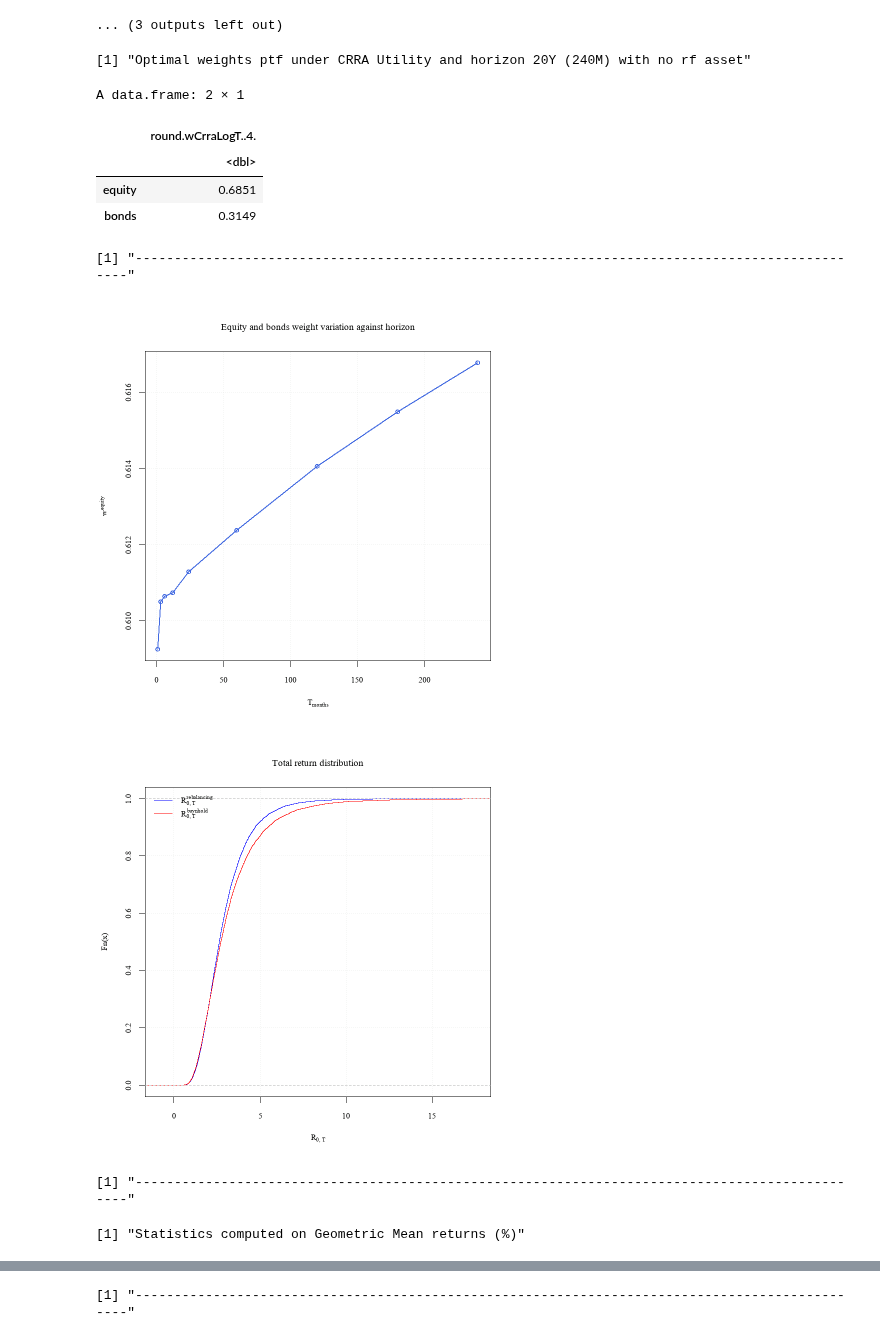
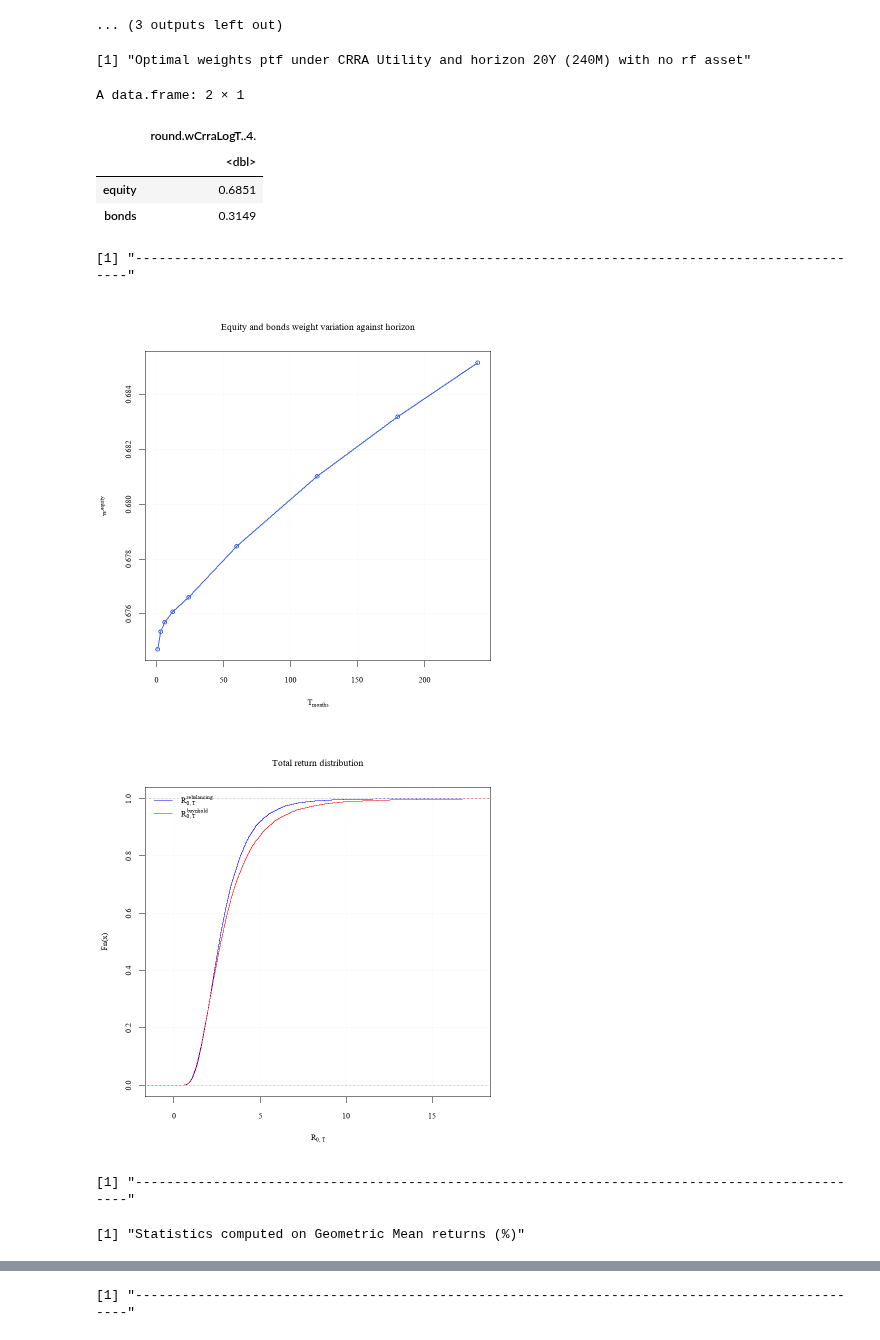
Before and after one commit to S2310053/GRA6560, a Jupyter notebook: main_code.ipynb, the cells around one changed output, grey strips where cells are left out. Saved outputs shown, nothing was run; the diff lists cells and outputs as text; code cells hidden in the pictures.

```diff
--- a/main_code.ipynb
+++ b/main_code.ipynb
@@ -410,7 +436,7 @@ for (i in 1:length(cor)) {
     var[i] <- w1[i]^2 * var1 + 2*w1[i]*w2[i]*cov12 + w2[i]^2*var2
     sd[i]  <- sqrt(var[i])
 
-    ce[i]  <- 1 + mu[i] - 0.5 * gamma * sd[i]^2
+    ce[i]  <- mu[i] - 0.5 * gamma * sd[i]^2
 }
 
 # Plot weights
@@ -444,14 +470,14 @@ grid(col = adjustcolor("gray70", alpha.f = 0.2), lwd = 1)
 #  Mean differential needed to maintain constant 70/30 portfolio
 ##
 
-w1target     <- 0.70
+w1Target     <- 0.70
 mu1Minusmu2  <- rep(0, length(cor))
 
 for (i in 1:length(cor)) {
 
     cov12 <- cor[i] * sigma1 * sigma2
 
-    mu1Minusmu2[i] <- gamma * w1target * (var1 + var2 - 2*cov12) -
+    mu1Minusmu2[i] <- gamma * w1Target * (var1 + var2 - 2*cov12) -
                       (var2 - cov12)
 }
 
@@ -500,7 +526,9 @@ wMeanVariance           <- uncMeanVar_ra(mu, sigma, gamma)
 muMeanVariance          <- as.numeric(wMeanVariance %*% mu)
 sdMeanVariance          <- sqrt(as.numeric(wMeanVariance %*% sigma %*% wMeanVariance))
 sharpeRatioMeanVariance <- muMeanVariance / sdMeanVariance
-ceMeanVariance          <- 1 + muMeanVariance - 0.5 * gamma * sdMeanVariance^2
+ceMeanVarianceNet       <- mean(rRealRf) + muMeanVariance - 0.5 * gamma * sdMeanVariance^2
+ceMeanVariance          <- 1 + ceMeanVarianceNet
+
 
 paste("Optimal weights under mean variance ptf given a risk aversion and rf (excess returns)")
 paste("mu =", round(muMeanVariance, 4),
@@ -518,7 +546,7 @@ sdCrraHistorical          <- sqrt(as.numeric(wCrraHistorical %*% sigma %*% wCrra
 sharpeRatioCrraHistorical <- muCrraHistorical / sdCrraHistorical
 
 rExcessPortfolio          <- as.numeric(as.matrix(dataX) %*% wCrraHistorical)
-ceCrraHistorical          <- (mean((1+rExcessPortfolio)^(1-gamma)))^(1/(1-gamma))
+ceCrraHistorical          <- (mean((grossRf * (1 + rExcessPortfolio))^(1-gamma)))^(1/(1-gamma))
 
 paste("Optimal weights under CRRA utility and historical simulation")
 paste("mu =", round(muCrraHistorical, 4),
@@ -586,7 +614,8 @@ wMeanVarianceNoRf           <- uncMeanVar_ra(mu, sigma, gamma)
 muMeanVarianceNoRf          <- as.numeric(wMeanVarianceNoRf %*% mu)
 sdMeanVarianceNoRf          <- sqrt(as.numeric(wMeanVarianceNoRf %*% sigma %*% wMeanVarianceNoRf))
 sharpeRatioMeanVarianceNoRf <- (wMeanVarianceNoRf %*% mu) / (sqrt(wMeanVarianceNoRf %*% sigma %*% wMeanVarianceNoRf))
-ceMeanVarianceNoRf          <- 1 + muMeanVarianceNoRf - 0.5*gamma*sdMeanVarianceNoRf^2
+ceMeanVarianceNoRf          <- 1 + mean(rRealRf) + muMeanVarianceNoRf - 0.5*gamma*sdMeanVarianceNoRf^2
+
 
 paste("Optimal weights under MV portfolio without the rf asset")
 paste("mu =", round(muMeanVarianceNoRf, 4), "sd =", round(sdMeanVarianceNoRf, 4), "SR =", round(sharpeRatioMeanVarianceNoRf, 4), "CE =", round(ceMeanVarianceNoRf, 4))
@@ -601,7 +630,8 @@ wTangencyRf                 <- uncTangent(mu, sigma)
 muTangencyRf                <- as.numeric(wTangencyRf %*% mu)
 sdTangencyRf                <- sqrt(as.numeric(wTangencyRf %*% sigma %*% wTangencyRf))
 sharpeRatioTangencyRf       <- (wTangencyRf %*% mu) / (sqrt(wTangencyRf %*% sigma %*% wTangencyRf))
-ceTangencyRf                <- 1 + muTangencyRf - 0.5*gamma*sdTangencyRf^2
+ceTangencyRf                <- 1 + mean(rRealRf) + muTangencyRf - 0.5*gamma*sdTangencyRf^2
+
 
 paste("Optimal weights under the tangenct portfolio withe the rf asset")
 paste("mu =", round(muTangencyRf, 4), "sd =", round(sdTangencyRf, 4), "SR =", round(sharpeRatioTangencyRf, 4), "CE =", round(ceTangencyRf, 5))
@@ -729,8 +759,7 @@ sigma                <- cov(dataExcess)
 muBenchmark          <- as.numeric(wBenchmark %*% mu)
 sdBenchmark          <- sqrt(as.numeric(t(wBenchmark) %*% sigma %*% wBenchmark))
 sharpeRatioBenchmark <- muBenchmark / sdBenchmark
-ceBenchmark          <- 1 + muBenchmark - 0.5 * gamma * sdBenchmark^2
-
+ceBenchmark          <- 1 + mean(rRealRf) + muBenchmark - 0.5 * gamma * sdBenchmark^2
 
 t <- data.frame(rbind(wBenchmark, wMeanVarianceNoRf), mean = c(muBenchmark, muMeanVarianceNoRf),
                sd = c(sdBenchmark, sdMeanVarianceNoRf), SR = c(sharpeRatioBenchmark, sharpeRatioMeanVarianceNoRf),
@@ -942,7 +971,7 @@ certaintyEquivalent <- array(0, c(nT, 1))
 
 for (i in 1:nT){
     # perform optimization for each horizon T
-    optimalPortfolio       <- portCRRA_LT(data=1 + yT + dataX, model="logn", T=T[i], rf=NA, gamma=5, N=10000)
+    optimalPortfolio       <- portCRRA_LT(data=1 + yT + dataX, model="logn", T=T[i], rf=NA, gamma=gamma, N=10000)
 
     # collect result: portfolio weights and certainty equivalent
     weights[i,]            <- optimalPortfolio$w
@@ -1034,7 +1063,7 @@ stats[6,]       <- c(mean(exp((1-gamma)*rRebal))^(1/(1-gamma)), mean(exp((1-gamm
 
 paste("-----------------------------------------------------------------------------------------------")
 paste("Statistics computed on Geometric Mean returns (%)")
-stats
+round(stats,4)
 paste("-----------------------------------------------------------------------------------------------")
 
 ##
@@ -1119,34 +1148,34 @@ paste("-------------------------------------------------------------------------
 
 # CE as a function of transaction cost rate
 tcGrid <- seq(0, 0.0020, length.out = 30)   # 0 to 20 bps = 0% to 0.20%
 ceTC   <- rep(0, length(tcGrid))
 
 grossRebal <- exp(rRebal)   # T-horizon gross returns
 
 for (j in 1:length(tcGrid)) {
     tc <- tcGrid[j]
 
     # Adjust wealth for TC losses
     wealthAdj <- grossRebal * (1 - tc * turnoverTotal)
 
     # Compute CE
     ceTC[j] <- ( mean( wealthAdj^(1-gamma) ) )^(1/(1-gamma))
 }
 
 plot(tcGrid * 10000, ceTC, type = "o", lwd = 2, col = "royalblue",
      xlab = TeX("$TC_{bps}$"),
      ylab = TeX("$CE$"),
      main = "Impact of Transaction Costs on CE for rebalancing strategy")
 grid(col = adjustcolor("gray70", alpha.f = 0.3))
 # %% [output]
 [1] "Optimal weights ptf under CRRA Utility and horizon 20Y (240M) with no rf asset"
 A data.frame: 2 × 1
 |  | round.wCrraLogT..4. |
 |  | <dbl> |
 | equity | 0.6851 |
 | bonds | 0.3149 |
 [1] "-----------------------------------------------------------------------------------------------"
-[figure, old version]
+[figure, new version]
 [figure]
 [1] "-----------------------------------------------------------------------------------------------"
 [1] "Statistics computed on Geometric Mean returns (%)"
```
Also changed, not shown: parts of 6 cells of this notebook.
